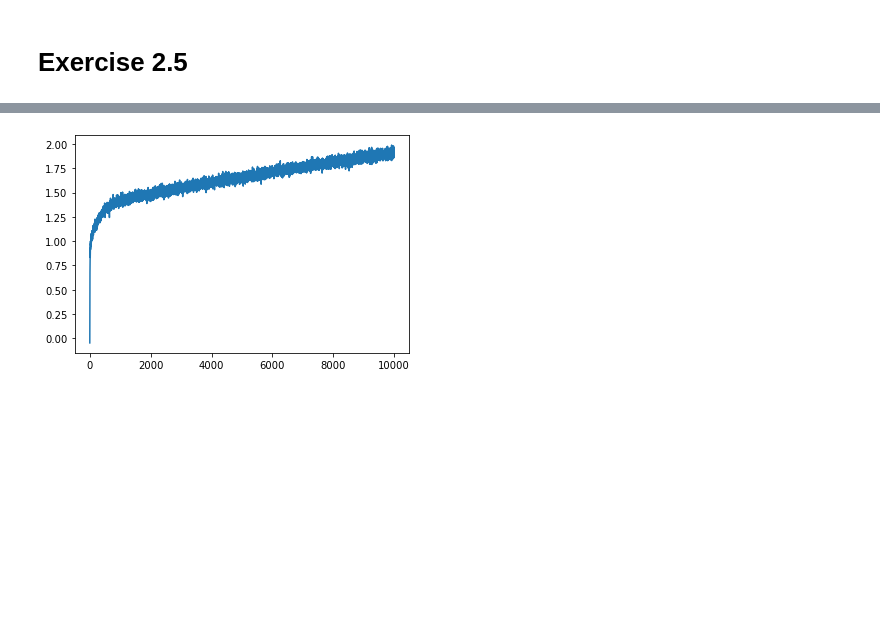
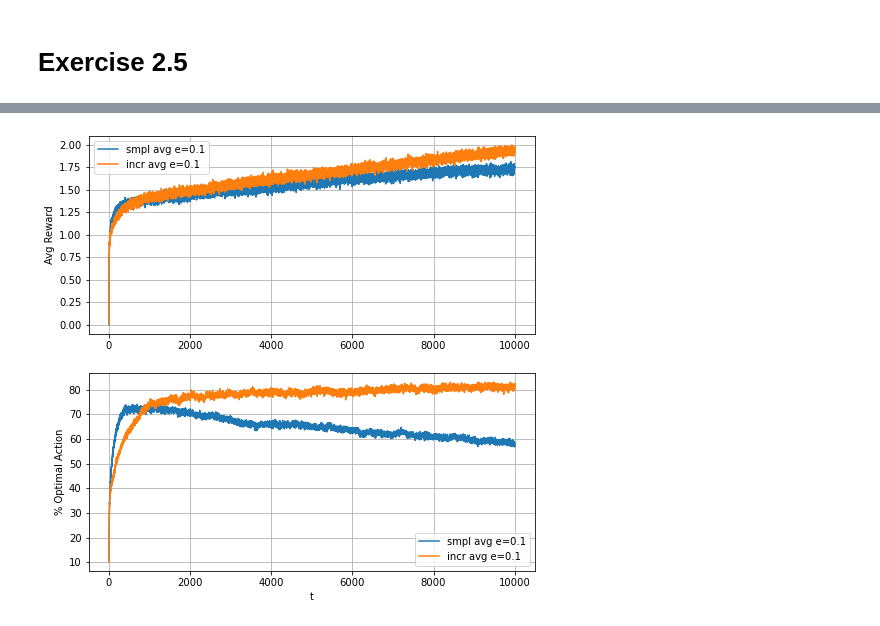
Before and after one commit to justinberi/reinforcement_learning_an_introduction_2e, a Jupyter notebook: chapter_2/exercise_2.2.ipynb, the cells around one changed output, grey strips where cells are left out. Saved outputs shown, nothing was run; the diff lists cells and outputs as text; code cells hidden in the pictures; blank space fills up the shorter version.

```diff
--- a/chapter_2/exercise_2.2.ipynb
+++ b/chapter_2/exercise_2.2.ipynb
@@ -226,0 +240,12 @@ plt.show()
+# %%
+ax[0].plot(R, label='incr avg e=0.1')
+ax[0].set_ylabel('Avg Reward')
+ax[1].plot(A*100, label='incr avg e=0.1')
+ax[1].set_ylabel('% Optimal Action')
+ax[1].set_xlabel('t')
+
+for i in ax.flat:
+    i.grid(True)
+    i.legend()
+
+fig
@@ -314,85 +286,27 @@ plt.show()
 # %%
-
-import random
-import numpy
-import matplotlib.pyplot as plt
-import tqdm
-
-class TenArmBandit():
-    def __init__(self,epsilon=0.1,k=10):
-        self.k = k
-        self.Q = [0]*self.k
-        self.N = [0]*self.k
-
-        self.alpha = 0.1
-
-        self.R = []
-        self.A = []
-        self.Aifstar = []
-
-        self.epsilon = epsilon
-
-        # Generate the means
-        self.means = []
-        for i in range(self.k):
-            self.means.append(random.gauss(0,1))
-
-
-    def walk(self):
-        for i in range(self.k):
-            self.means[i] = self.means[i] + random.gauss(0,0.01)
-        self.A_optimal = numpy.argmax(self.means)
-
-    def get_reward(self, At):
-        return random.gauss(self.means[At],1)
-
-    def sample_action(self, ):
-        if random.random() >= self.epsilon:
-            a = numpy.amax(self.Q)
-            if numpy.sum(numpy.argwhere(self.Q == a)) > 1:
-                ind = numpy.argwhere(self.Q == a)
-                At = random.choice(ind)[0]
-            else:
-                At = numpy.argmax(self.Q)
-        else:
-            At = random.randint(0, self.k-1)
-        return At
-
-    def log_history(self, At, Rt):
-        self.R.append(Rt)
-        self.A.append(At)
-        self.Aifstar.append(At == self.A_optimal)
-
-    def run(self, n=2000):
-        for i in range(n):
-            self.walk()
-            At = self.sample_action()
-#             print(At)
-            Rt = self.get_reward(At)
-            self.N[At] = self.N[At] + 1
-            self.Q[At] = self.Q[At] + self.alpha*(Rt - self.Q[At])
-            self.log_history(At,Rt)
-
-m = 2000
-n = 10000
 R = numpy.zeros((m,n))
 A = numpy.zeros((m,n))
 for i in tqdm.trange(m):
 
-    a = TenArmBandit(epsilon=0.1)
+    a = IncrementalFixedStep(epsilon=0.1, env=kArmBanditNonstationary)
     a.run(n)
 
-    R[i,:] = a.R
-    A[i,:] = a.Aifstar
+    R[i,:] = a.env.R
+    A[i,:] = a.env.A_optimal_selected
 
 R = numpy.mean(R,axis=0)
 A = numpy.mean(A,axis=0)
 
-plt.figure()
-plt.plot(R)
+ax[0].plot(R, label='incr avg e=0.1')
+ax[0].set_ylabel('Avg Reward')
+ax[1].plot(A*100, label='incr avg e=0.1')
+ax[1].set_ylabel('% Optimal Action')
+ax[1].set_xlabel('t')
 
-plt.figure()
-plt.plot(A)
-plt.show()
+for i in ax.flat:
+    i.grid(True)
+    i.legend()
+
+fig
 # %% [output]
-[figure, old version]
+[figure, new version]
```
Also changed, not shown: parts of 14 cells of this notebook, 1 other file.
